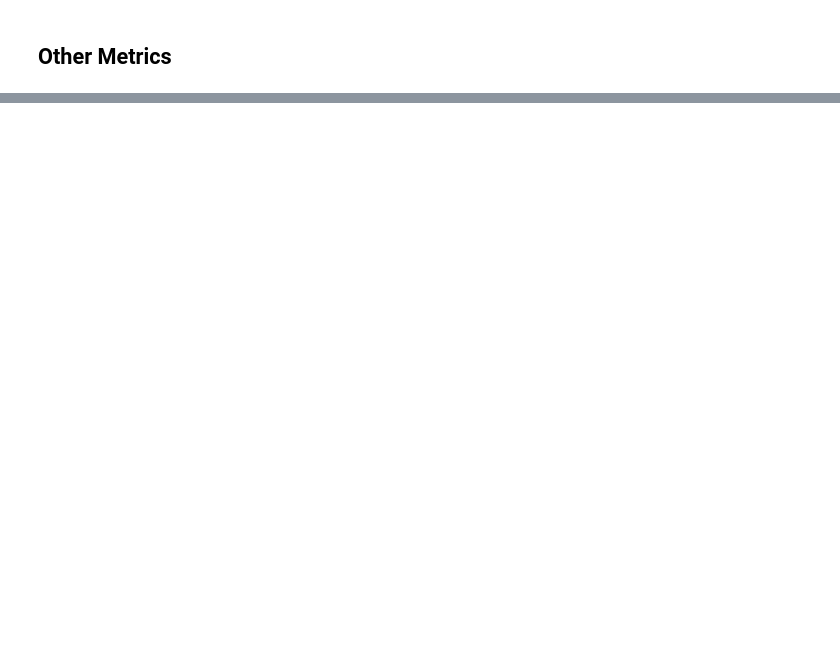
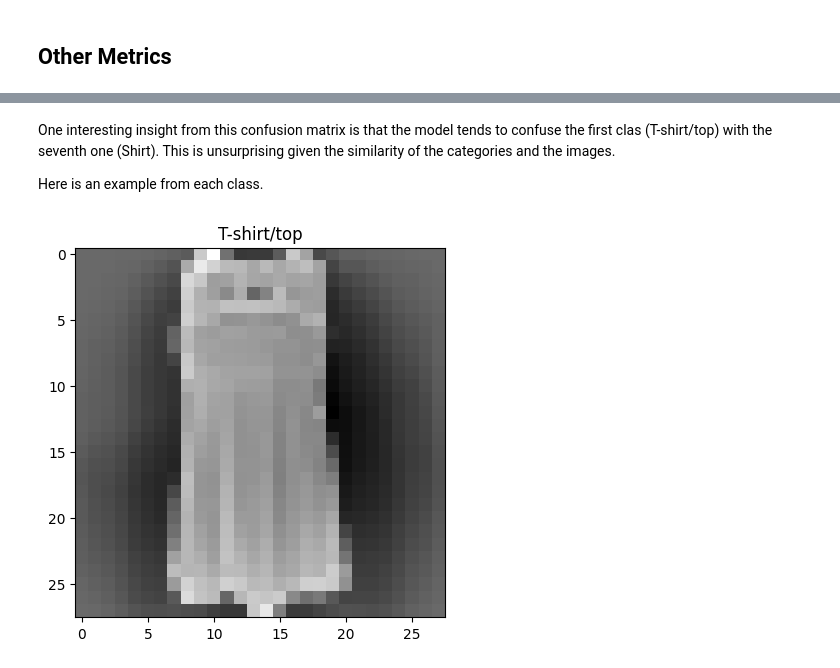
Before and after one commit to alexandergigliottipetruska/AI_projects, a Jupyter notebook: deep_learning/neural_network/5_neural_network_fashion_mnist.ipynb, the cells around one changed output, grey strips where cells are left out. Drawn from its saved outputs; the diff is of its cells as text; code cells hidden in the pictures; blank space fills up the shorter version.

Commit message:
Finished Fashion MNIST Neural Network

```diff
--- a/deep_learning/neural_network/5_neural_network_fashion_mnist.ipynb
+++ b/deep_learning/neural_network/5_neural_network_fashion_mnist.ipynb
@@ -317,7 +317,6 @@ class NeuralNetwork():
       print("The validation accuracy at epoch {0} is {1:.4f}".format(epoch+1, val_epoch_accuracy*100))
       print("--------------------------------------------------")
 
-
   def forward_prop(self, X, mode):
     # Forward pass
     M = X@(self.W1.T) + self.b1
@@ -454,6 +453,8 @@ class NeuralNetwork():
     print("The test loss is {0:.4f}".format(test_loss))
     print("The test accuracy is {0:.4f}".format(test_accuracy*100))
 
+    return Y, preds
+
   def relu_derivative(self, o):
     return np.piecewise(o, [o <= 0, o > 0], [0, 1])
 
@@ -853,0 +779,5 @@ The test accuracy generally ranges from 82.5-84%, which is standard for a feedfo
+# %%
+num_epochs=20
+model_2= NeuralNetwork(optimizer="Adam", learning_rate=0.001, epochs=num_epochs)
+model_2.fit(X_train_scale, y_train, X_val_scale, y_val)
+training_accuracies, validation_accuracies, training_losses, validation_losses = model_2.get_metrics()
@@ -859,0 +861,10 @@ The test accuracy generally ranges from 82.5-84%, which is standard for a feedfo
+# %% [markdown]
+One interesting insight from this confusion matrix is that the model tends to confuse the first clas (T-shirt/top) with the seventh one (Shirt). This is unsurprising given the similarity of the categories and the images.
+
+Here is an example from each class.
+# %%
+plt.imshow(images[y_train[y_train["label"]==0].index[2], :, :], cmap="grey")
+plt.title("T-shirt/top")
+plt.show()
+# %% [output]
+[figure, added]
```
Also changed, not shown: parts of 46 cells of this notebook.
